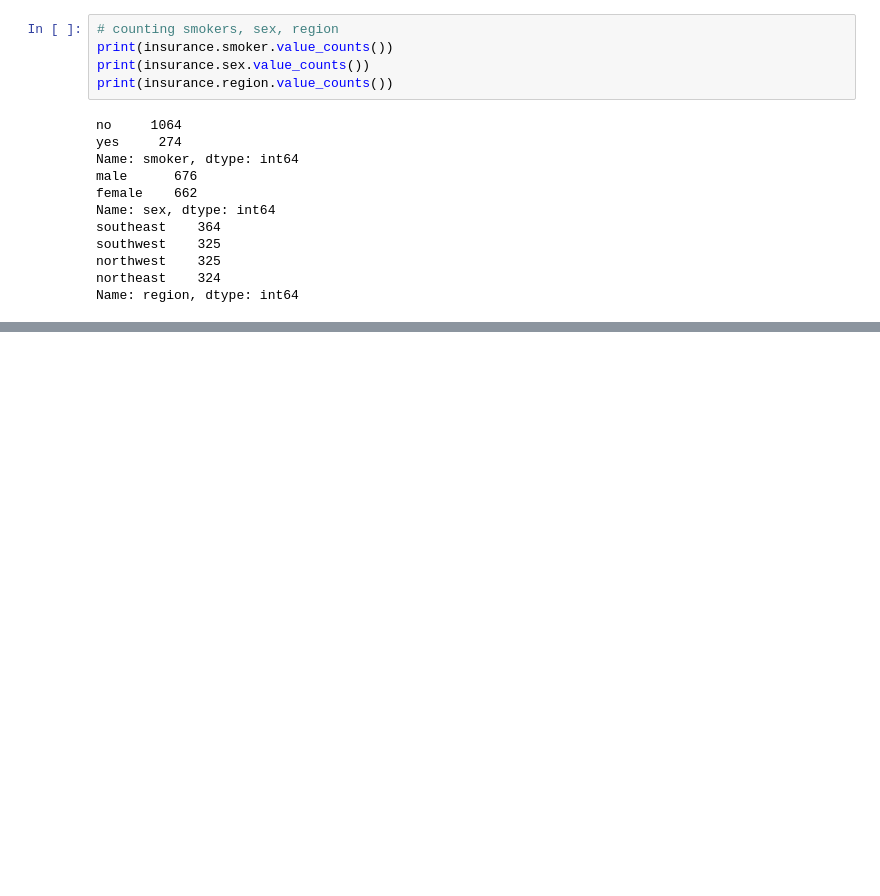
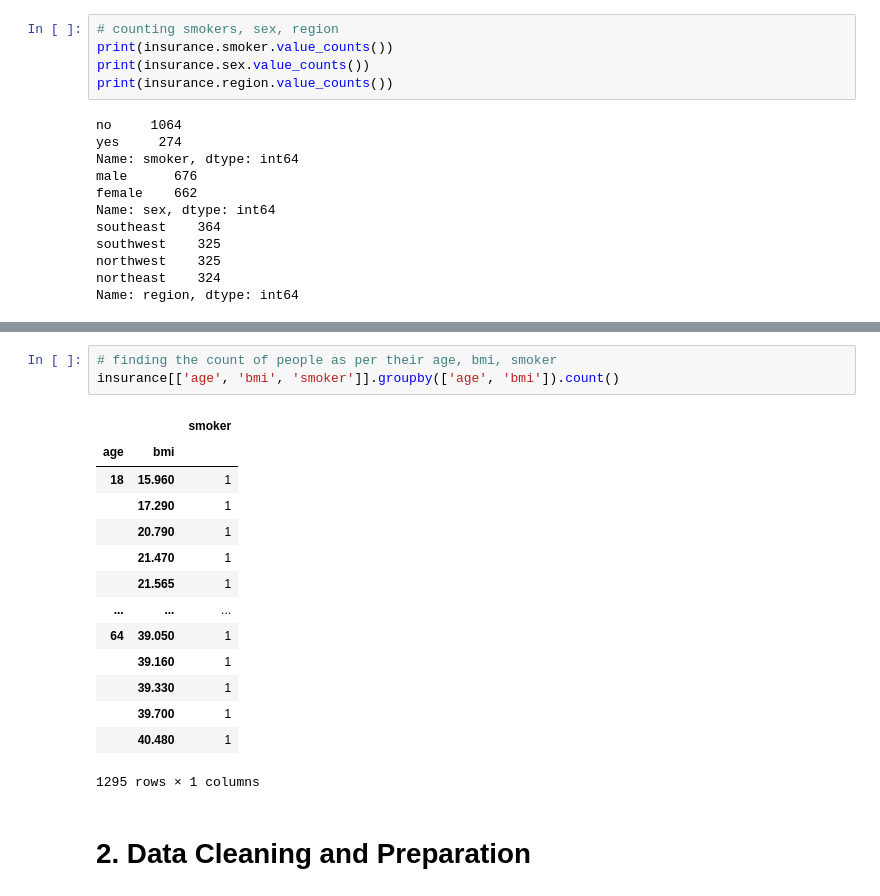
Before and after one commit to harshvardhanguleria/AI-ML, a Jupyter notebook: Predict_medical_insurance.ipynb, the cells around one changed output, grey strips where cells are left out. Saved outputs shown, nothing was run; the diff lists cells and outputs as text; blank space fills up the shorter version.

```diff
--- a/Predict_medical_insurance.ipynb
+++ b/Predict_medical_insurance.ipynb
@@ -277,0 +298,20 @@ Name: region, dtype: int64
+# %%
+# finding the count of people as per their age, bmi, smoker
+insurance[['age', 'bmi', 'smoker']].groupby(['age', 'bmi']).count()
+# %% [output]
+|  |  | smoker |
+| age | bmi |  |
+| 18 | 15.960 | 1 |
+|  | 17.290 | 1 |
+|  | 20.790 | 1 |
+|  | 21.470 | 1 |
+|  | 21.565 | 1 |
+| ... | ... | ... |
+| 64 | 39.050 | 1 |
+|  | 39.160 | 1 |
+|  | 39.330 | 1 |
+|  | 39.700 | 1 |
+|  | 40.480 | 1 |
+1295 rows × 1 columns
+# %% [markdown]
+# 2. Data Cleaning and Preparation
```
Also changed, not shown: parts of 2 cells of this notebook.
